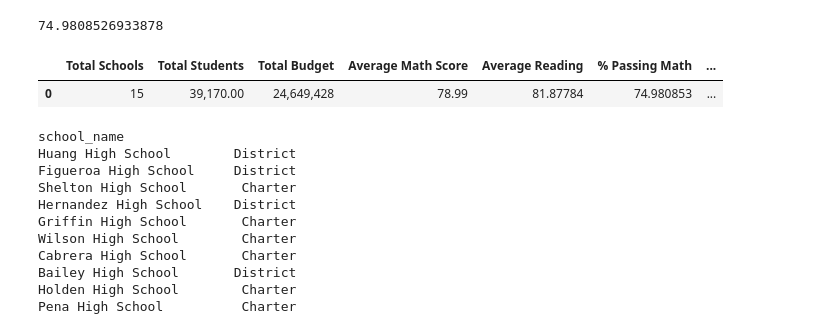
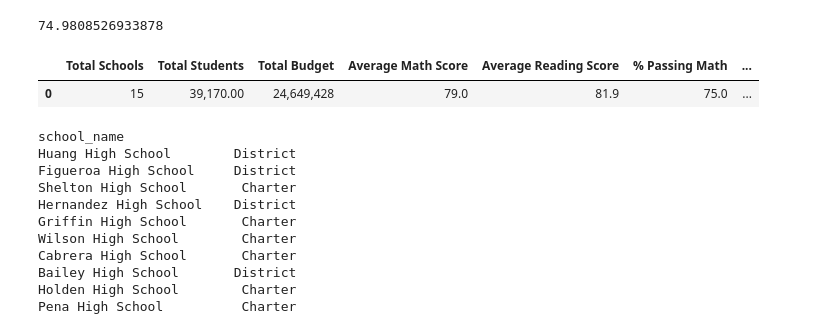
Before and after one commit to shahkibria/School-Data-Analysis-with-Anaconda, a Jupyter notebook: PyCitySchool(Clean).ipynb, the cells around one changed output. Cells and saved outputs as stored; diff of their text form; code cells hidden in the pictures.

```diff
--- a/PyCitySchool(Clean).ipynb
+++ b/PyCitySchool(Clean).ipynb
@@ -171,11 +171,16 @@ print(passing_math_reading_percentage)
 district_summary_df = pd.DataFrame(
 [{"Total Schools" : school_count, "Total Students": student_count,
   "Total Budget":Total_budget, "Average Math Score":Average_math,
-  "Average Reading":Average_reading, "% Passing Math": pass_math_percentage,
+  "Average Reading Score":Average_reading, "% Passing Math": pass_math_percentage,
   "% Passing Reading": pass_reading_percentage, "% Overall Passing":passing_math_reading_percentage}])
 
 district_summary_df["Total Students"] = district_summary_df["Total Students"].map("{:,.2f}".format)
 district_summary_df["Total Budget"] = district_summary_df["Total Budget"].map("{:,}".format)
-district_summary_df["Average Math Score"] = district_summary_df["Average Math Score"].map("{:.2f}".format)
+district_summary_df["Average Math Score"] = district_summary_df["Average Math Score"].map("{:.1f}".format)
+district_summary_df["Average Reading Score"] = district_summary_df["Average Reading Score"].map("{:.1f}".format)
+district_summary_df["% Passing Math"] = district_summary_df["% Passing Math"].map("{:.1f}".format)
+district_summary_df["% Passing Reading"] = district_summary_df["% Passing Reading"].map("{:.1f}".format)
+district_summary_df["% Overall Passing"] = district_summary_df["% Overall Passing"].map("{:.1f}".format)
+
 district_summary_df
 # %% [output]
@@ -206,12 +211,12 @@ math_pass_percentage (math_pass_count,student_count)
 74.9808526933878
 # %%
 #Create new order of columns
-column_order = ["Total Schools", "Total Students", "Total Budget","Average Math Score", "Average Reading", "% Passing Math", "% Passing Reading", "% Overall Passing"]
+column_order = ["Total Schools", "Total Students", "Total Budget","Average Math Score", "Average Reading Score", "% Passing Math", "% Passing Reading", "% Overall Passing"]
 district_summary_df = district_summary_df[column_order]
 district_summary_df
 # %% [output]
-|  | Total Schools | Total Students | Total Budget | Average Math Score | Average Reading | % Passing Math | ... |
-| 0 | 15 | 39,170.00 | 24,649,428 | 78.99 | 81.87784 | 74.980853 | ... |
+|  | Total Schools | Total Students | Total Budget | Average Math Score | Average Reading Score | % Passing Math | ... |
+| 0 | 15 | 39,170.00 | 24,649,428 | 79.0 | 81.9 | 75.0 | ... |
 # %%
 # Determine the school type.
 per_school_types = school_data_df.set_index(["school_name"])["type"]
```
Also changed, not shown: parts of 3 cells of this notebook, 1 other file.
